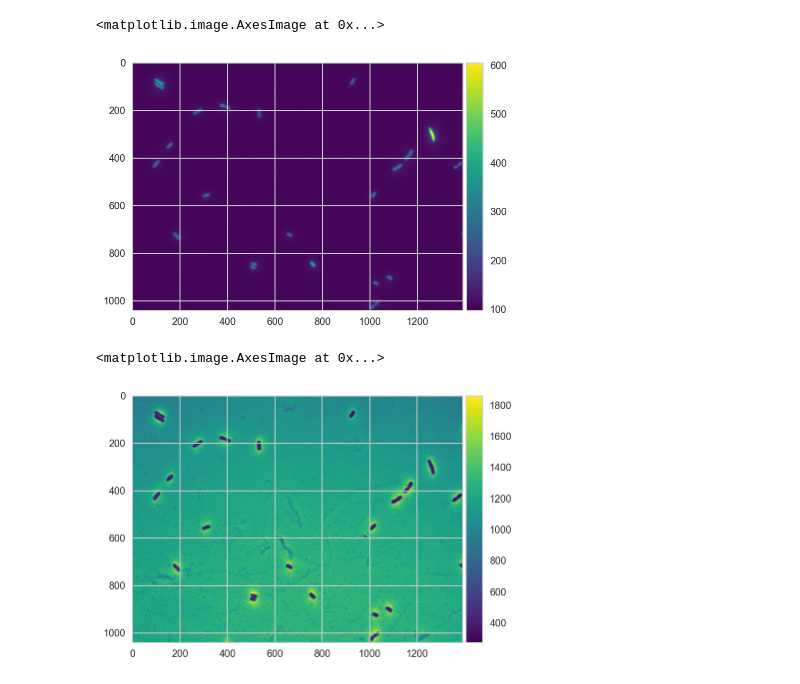
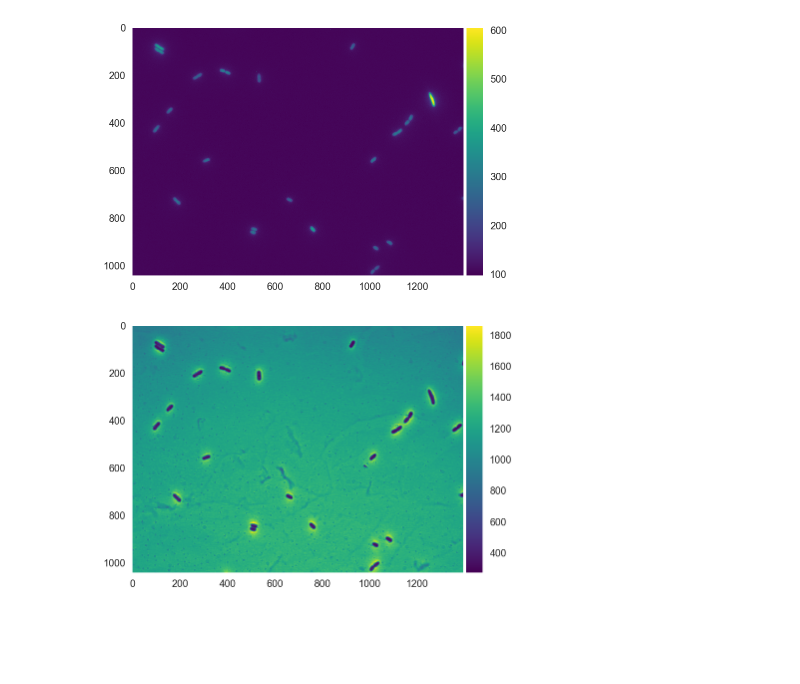
Before and after one commit to amansourian/bootcamp, a Jupyter notebook: lac_practice.ipynb, the cells around one changed output. Cells and saved outputs as stored; diff of their text form; code cells hidden in the pictures; blank space fills up the shorter version.

```diff
--- a/lac_practice.ipynb
+++ b/lac_practice.ipynb
@@ -23,17 +23,16 @@ sns.set(style='whitegrid', palette=colors, rc={'axes.labelsize': 16})
 # %%
 im_phase = skimage.io.imread('data/HG105_images/noLac_phase_0004.tif')
 im_fl = skimage.io.imread('data/HG105_images/noLac_FITC_0004.tif')
-
-skimage.io.imshow(im_fl)
+with sns.axes_style('dark'):
+    skimage.io.imshow(im_fl)
 # %% [output]
-<matplotlib.image.AxesImage at 0x...>
-[figure, old version]
+[figure, new version]
 # %%
 selem = skimage.morphology.square(3)
 im_phase_filt = skimage.filters.median(im_phase, selem)
 im_fl_filt = skimage.filters.median(im_fl, selem)
 # %%
-skimage.io.imshow(im_phase_filt)
+with sns.axes_style('dark'):
+    skimage.io.imshow(im_phase_filt)
 # %% [output]
-<matplotlib.image.AxesImage at 0x...>
-[figure, old version]
+[figure, new version]
```
Also changed, not shown: parts of 5 cells of this notebook, 1 other file.
